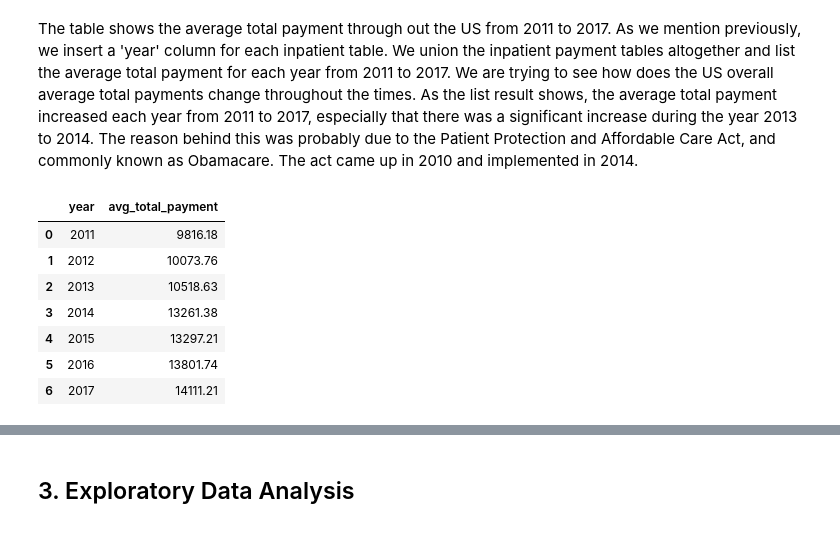
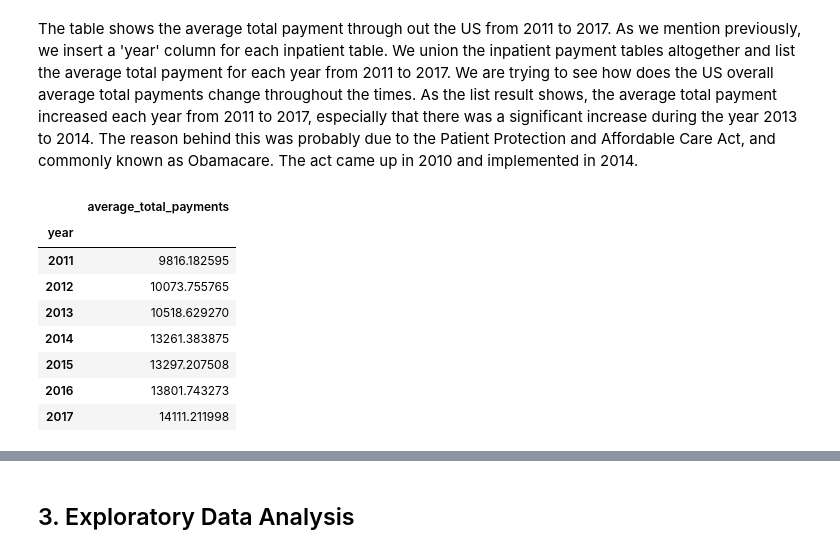
Before and after one commit to AnyiHuang/Analyzing-Inpatient-medical-expense-in-US, a Jupyter notebook: BA780_Team5A.ipynb, the cells around one changed output, grey strips where cells are left out. Cells and saved outputs as stored; diff of their text form; code cells hidden in the pictures.

```diff
--- a/BA780_Team5A.ipynb
+++ b/BA780_Team5A.ipynb
@@ -126,18 +129,17 @@ sns.catplot(x="provider_state",y='cover_rate',data=table3 ,height=2.6, aspect=5)
 [figure]
 # %% [markdown]
 The table shows the average total payment through out the US from 2011 to 2017. As we mention previously, we insert a 'year' column for each inpatient table. We union the inpatient payment tables altogether and list the average total payment for each year from 2011 to 2017. We are trying to see how does the US overall average total payments change throughout the times. As the list result shows, the average total payment increased each year from 2011 to 2017, especially that there was a significant increase during the year 2013 to 2014. The reason behind this was probably due to the Patient Protection and Affordable Care Act, and commonly known as Obamacare. The act came up in 2010 and implemented in 2014.
-# %%
-%%bigquery
-SELECT year,round(avg(average_total_payments),2) as avg_total_payment
-FROM `ba775-team-5a.temp.inpatient_payment_by_year`
-GROUP BY year
-order by year
-# %% [output]
-|  | year | avg_total_payment |
-| 0 | 2011 | 9816.18 |
-| 1 | 2012 | 10073.76 |
-| 2 | 2013 | 10518.63 |
-| 3 | 2014 | 13261.38 |
-| 4 | 2015 | 13297.21 |
-| 5 | 2016 | 13801.74 |
-| 6 | 2017 | 14111.21 |
+# %%
+pm_by_year = inpatient_payment_by_year[['year','average_total_payments']]
+pm_by_year = pm_by_year.groupby('year').mean()
+pm_by_year
+# %% [output]
+|  | average_total_payments |
+| year |  |
+| 2011 | 9816.182595 |
+| 2012 | 10073.755765 |
+| 2013 | 10518.629270 |
+| 2014 | 13261.383875 |
+| 2015 | 13297.207508 |
+| 2016 | 13801.743273 |
+| 2017 | 14111.211998 |
```
Also changed, not shown: parts of 7 cells of this notebook, 2 other files.
